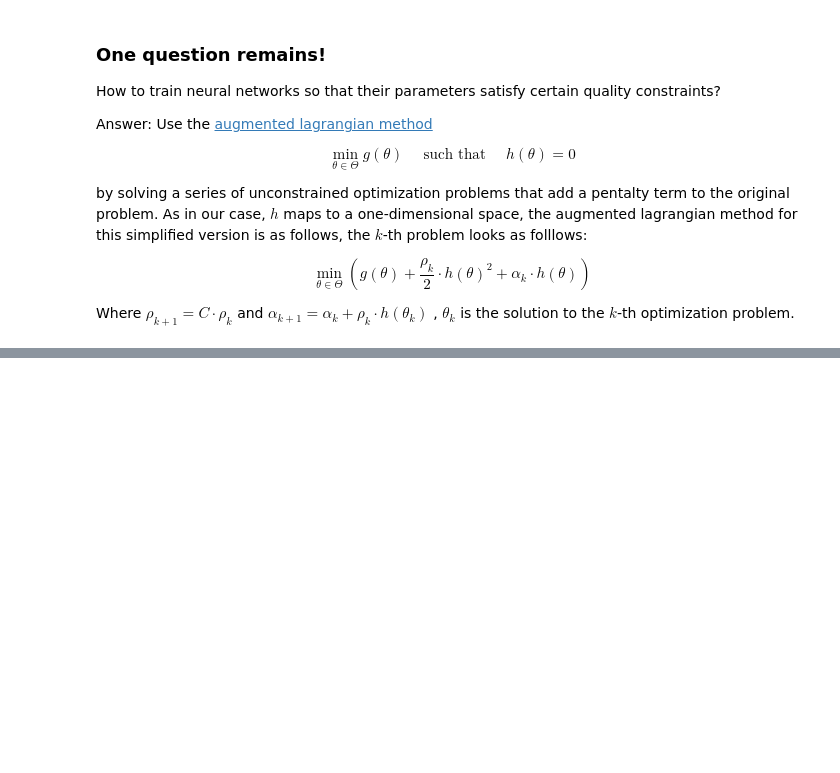
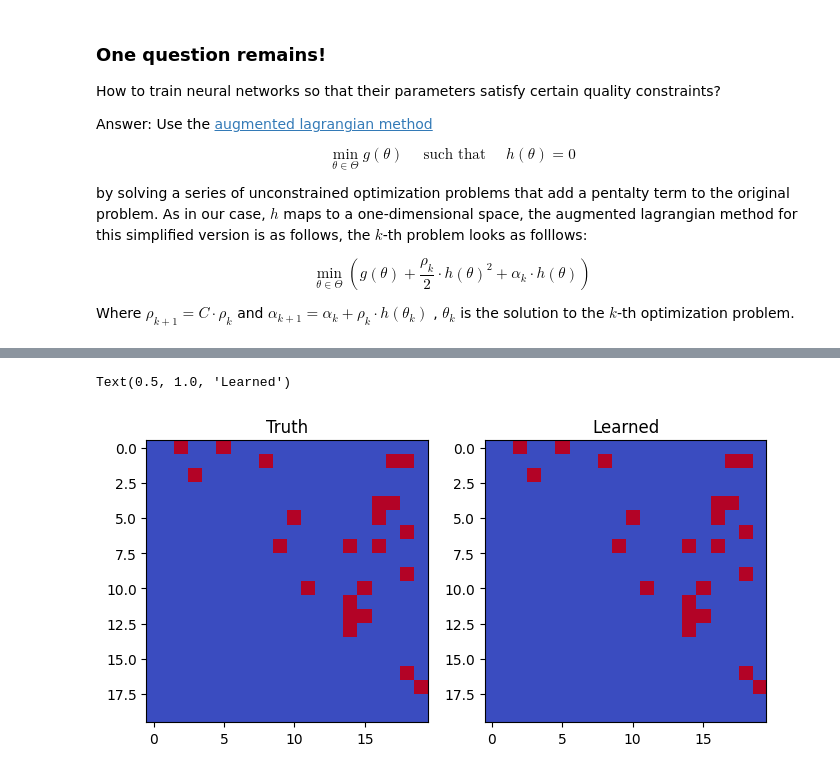
Before and after one commit to windisch/boxroom, a Jupyter notebook: notebooks/learning_large_bayesian_networks.ipynb, the cells around one changed output, grey strips where cells are left out. Cells and saved outputs as stored; diff of their text form; code cells hidden in the pictures; blank space fills up the shorter version.

```diff
--- a/notebooks/learning_large_bayesian_networks.ipynb
+++ b/notebooks/learning_large_bayesian_networks.ipynb
@@ -308,0 +420,11 @@ to the $k$-th optimization problem.
+# %%
+fig, axes = plt.subplots(figsize=(8, 4), ncols=2)
+
+axes[0].imshow(nx.to_numpy_array(model.dag), cmap='coolwarm')
+axes[0].set_title('Truth')
+
+axes[1].imshow(model_lingam.adjacency_matrix_.T != 0, cmap='coolwarm')
+axes[1].set_title('Learned')
+# %% [output]
+Text(0.5, 1.0, 'Learned')
+[figure, added]
```
Also changed, not shown: parts of 32 cells of this notebook.
